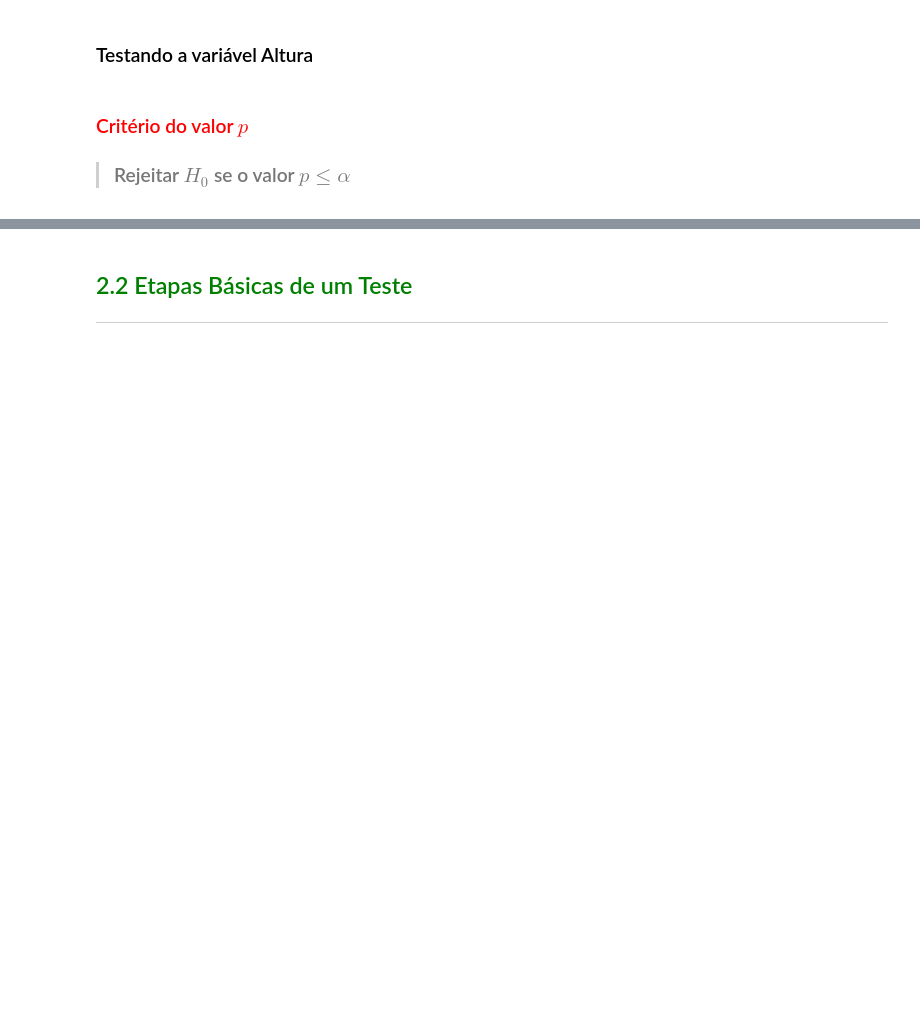
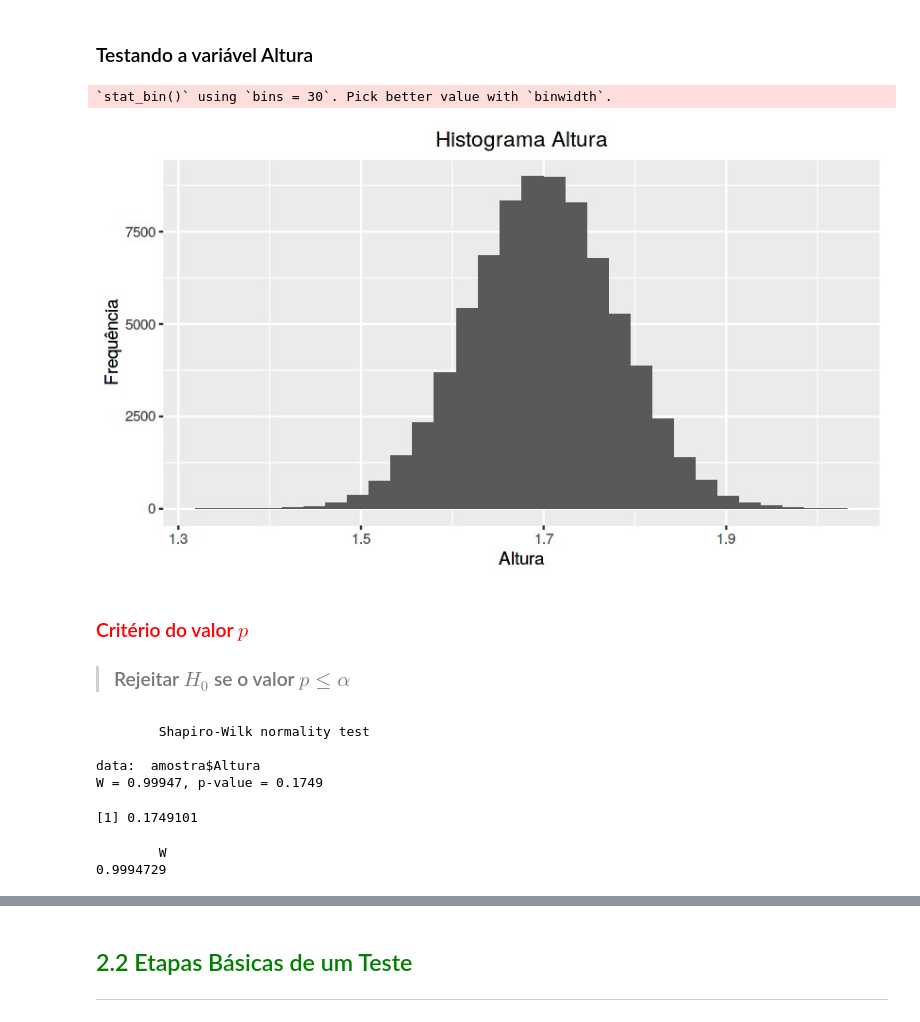
Before and after one commit to LjotaBR/Alura_Curso4, a Jupyter notebook: Curso_de_Estatística_Parte_3.ipynb, the cells around one changed output, grey strips where cells are left out. Drawn from its saved outputs; the diff is of its cells as text; code cells hidden in the pictures; blank space fills up the shorter version.

```diff
--- a/Curso_de_Estatística_Parte_3.ipynb
+++ b/Curso_de_Estatística_Parte_3.ipynb
@@ -199,21 +216,36 @@ p_valor <= significancia
 # %% [markdown]
 ### Testando a variável Altura
 # %%
-ggplot(*, aes(x = *)) +
+ggplot(dados, aes(x = Altura)) +
     geom_histogram() +
     ylab("Frequência") +
     xlab("Altura") +
     ggtitle('Histograma Altura') +
     theme(plot.title=element_text(hjust = 0.5))
+# %% [output]
+`stat_bin()` using `bins = 30`. Pick better value with `binwidth`.
+[figure, added]
 # %% [markdown]
 ### <font color='red'>Critério do valor $p$</font>
 
 > ### Rejeitar $H_0$ se o valor $p\leq \alpha$
 # %%
-resultado <-
+resultado <- shapiro.test(amostra$Altura)
 resultado
+# %% [output]
+        Shapiro-Wilk normality test
+
+data:  amostra$Altura
+W = 0.99947, p-value = 0.1749
 # %%
-p_valor <-
+p_valor <- resultado$p.value
 p_valor
+# %% [output]
+[1] 0.1749101
+# %%
+resultado$statistic
+# %% [output]
+        W
+0.9994729
 # %%
 p_valor <= significancia
```
Also changed, not shown: parts of 10 cells of this notebook.
